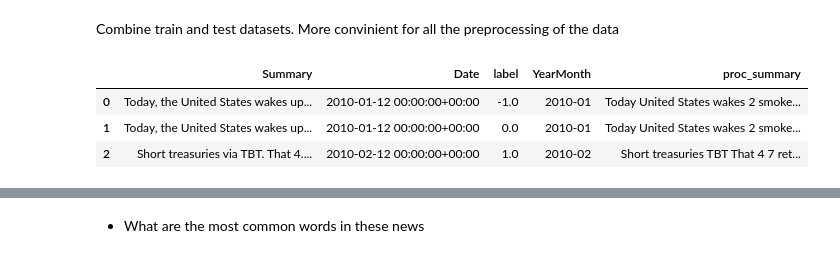
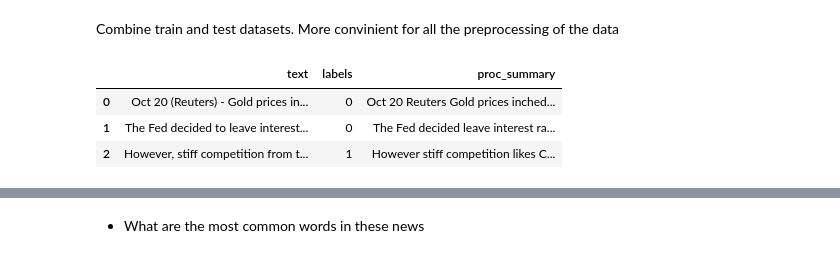
Before and after one commit to paultltc/InflaBERT, a Jupyter notebook: source/training/SA.ipynb, the cells around one changed output, grey strips where cells are left out. Saved outputs shown, nothing was run; the diff lists cells and outputs as text; code cells hidden in the pictures.

```diff
--- a/source/training/SA.ipynb
+++ b/source/training/SA.ipynb
@@ -315,33 +306,47 @@ plot_timeseries(testing_news)
+# %%
+def split_hf(dataset, split_ratio=0.1, seed=42):
+    split_idx = int(len(dataset) * split_ratio)
+    dataset = dataset.shuffle(seed=seed)
+    return {'train': dataset.select(range(split_idx, len(dataset))), 'eval': dataset.select(range(split_idx))}
+
+ds = load_dataset('json', data_files={'train': training_path+'news_train_downsample.jsonl', 'test': training_path+'news_eval.jsonl'})
+ds.update(split_hf(ds['train']))
+ds = ds.map(lambda ex: {'labels': int(ex['label']) + 1})
+ds = ds.rename_columns({'summary': 'text'}).select_columns(['text', 'labels'])
+# %%
+# get the train and eval
+training_news = ds['train'].to_pandas()
+testing_news = ds['eval'].to_pandas()
 # %% [markdown]
 Combine train and test datasets. More convinient for all the preprocessing of the data
 # %%
 from spacy.lang.en import STOP_WORDS
 
 
 LAST_TRAINING_NEWS_ID = len(training_news)
 
 # Combine
 full_dataset = pd.concat([training_news, testing_news], ignore_index=True)
 
 # remove unwanted char
-full_dataset['proc_summary'] = np.vectorize(remove_pattern)(full_dataset['Summary'], "(@[\w]*)")
+full_dataset['proc_summary'] = np.vectorize(remove_pattern)(full_dataset['text'], "(@[\w]*)")
 
 # Replace matched characters with a space
 full_dataset.proc_summary = full_dataset.proc_summary.apply(
     lambda text: re.sub(r"[^\w]", " ", text)
 )
 # Remove stop words
 english_stopwords = STOP_WORDS
 full_dataset.proc_summary = full_dataset.proc_summary.apply(
     lambda text: " ".join(word for word in text.split() if word not in english_stopwords)
 )
 
 full_dataset.head(3)
 # %% [output]
-|  | Summary | Date | label | YearMonth | proc_summary |
-| 0 | Today, the United States wakes up... | 2010-01-12 00:00:00+00:00 | -1.0 | 2010-01 | Today United States wakes 2 smoke... |
-| 1 | Today, the United States wakes up... | 2010-01-12 00:00:00+00:00 | 0.0 | 2010-01 | Today United States wakes 2 smoke... |
-| 2 | Short treasuries via TBT. That 4.... | 2010-02-12 00:00:00+00:00 | 1.0 | 2010-02 | Short treasuries TBT That 4 7 ret... |
+|  | text | labels | proc_summary |
+| 0 | Oct 20 (Reuters) - Gold prices in... | 0 | Oct 20 Reuters Gold prices inched... |
+| 1 | The Fed decided to leave interest... | 0 | The Fed decided leave interest ra... |
+| 2 | However, stiff competition from t... | 1 | However stiff competition likes C... |
 # %%
 # tokenized summary
 from nltk.tokenize import word_tokenize
```
Also changed, not shown: parts of 14 cells of this notebook, 1 other file.
